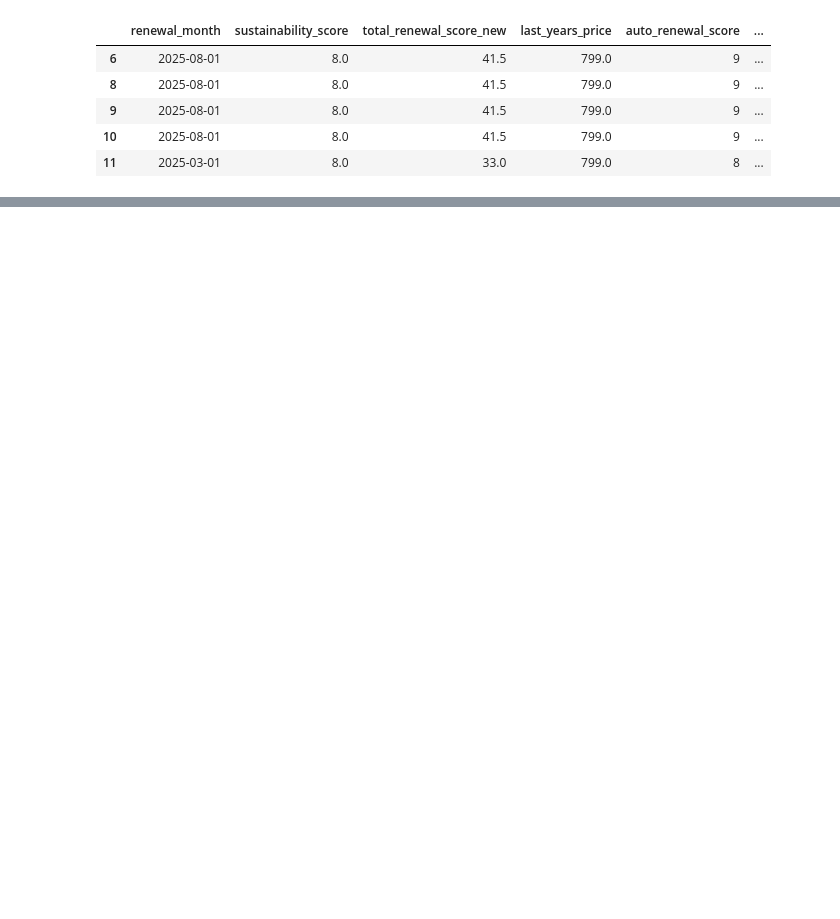
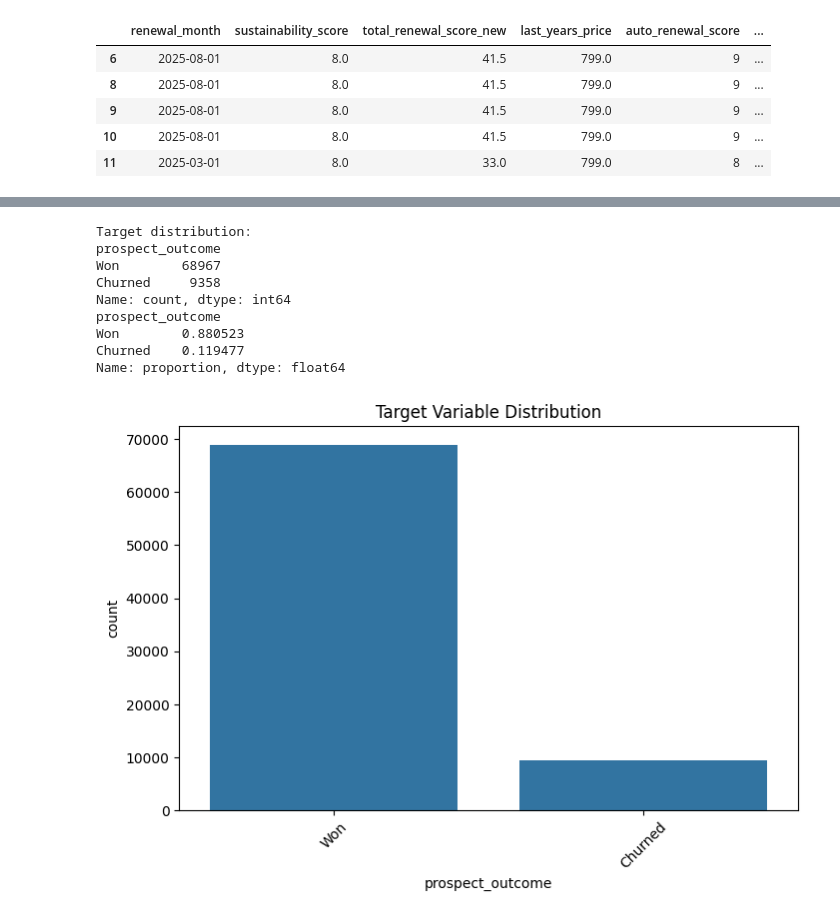
Before and after one commit to Slegendz/churn-prediction-project, a Jupyter notebook: notebooks/02_feature_engineering/01_unique_rows_method/method_1_1.ipynb, the cells around one changed output, grey strips where cells are left out. Cells and saved outputs as stored; diff of their text form; code cells hidden in the pictures; blank space fills up the shorter version.

Commit message:
feat: encoded the data

```diff
--- a/notebooks/02_feature_engineering/01_unique_rows_method/method_1_1.ipynb
+++ b/notebooks/02_feature_engineering/01_unique_rows_method/method_1_1.ipynb
@@ -7,10 +7,10 @@ import math
 # %%
 pd.set_option('display.max_columns', None)
 # %%
-df_renewal = pd.read_csv('../../data/interim/renewal_calls_cleaned.csv')
-df_email = pd.read_csv('../../data/interim/emails_cleaned.csv')
-df_cc = pd.read_csv('../../data/interim/cc_calls_cleaned.csv')
-df_billings = pd.read_csv('../../data/interim/billings_cleaned.csv')
+df_renewal = pd.read_csv('../../../data/interim/renewal_calls_cleaned.csv')
+df_email = pd.read_csv('../../../data/interim/emails_cleaned.csv')
+df_cc = pd.read_csv('../../../data/interim/cc_calls_cleaned.csv')
+df_billings = pd.read_csv('../../../data/interim/billings_cleaned.csv')
 # %%
 df_cc.info()
 # %% [output]
@@ -301,0 +456,32 @@ Name: count, dtype: int64
+# %%
+# EDA and Feature Engineering for High-Dimensional Data
+
+# First, let's work on the pre-encoded dataframe for better interpretability in EDA
+df_eda = df_filtered.copy()
+
+# Identify target variable
+target = 'prospect_outcome'
+print("Target distribution:")
+print(df_eda[target].value_counts())
+print(df_eda[target].value_counts(normalize=True))
+
+# Plot target distribution
+import matplotlib.pyplot as plt
+import seaborn as sns
+
+plt.figure(figsize=(8, 5))
+sns.countplot(data=df_eda, x=target)
+plt.title('Target Variable Distribution')
+plt.xticks(rotation=45)
+plt.show()
+# %% [output]
+Target distribution:
+prospect_outcome
+Won        68967
+Churned     9358
+Name: count, dtype: int64
+prospect_outcome
+Won        0.880523
+Churned    0.119477
+Name: proportion, dtype: float64
+[figure, added]
```
Also changed, not shown: parts of 20 cells of this notebook.
